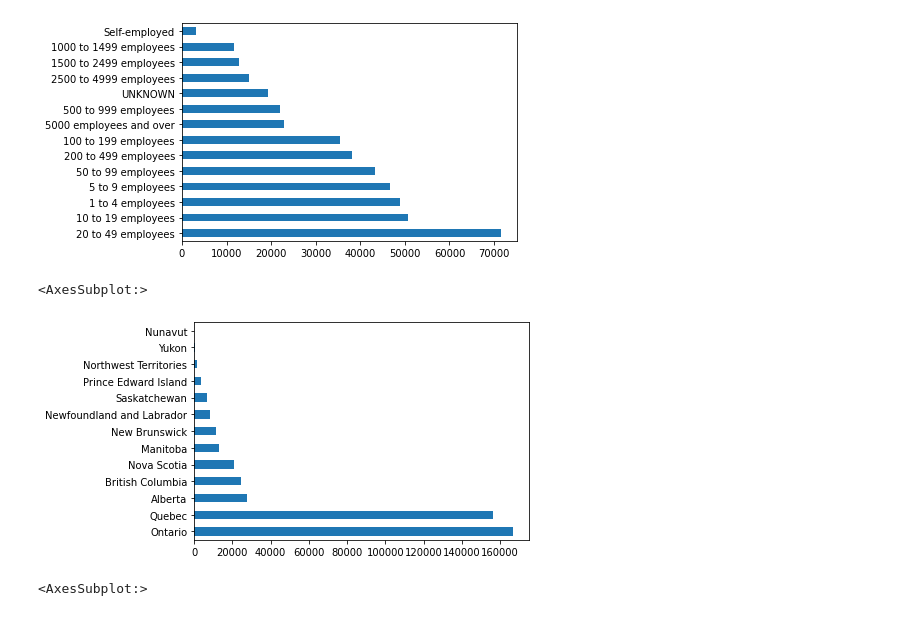
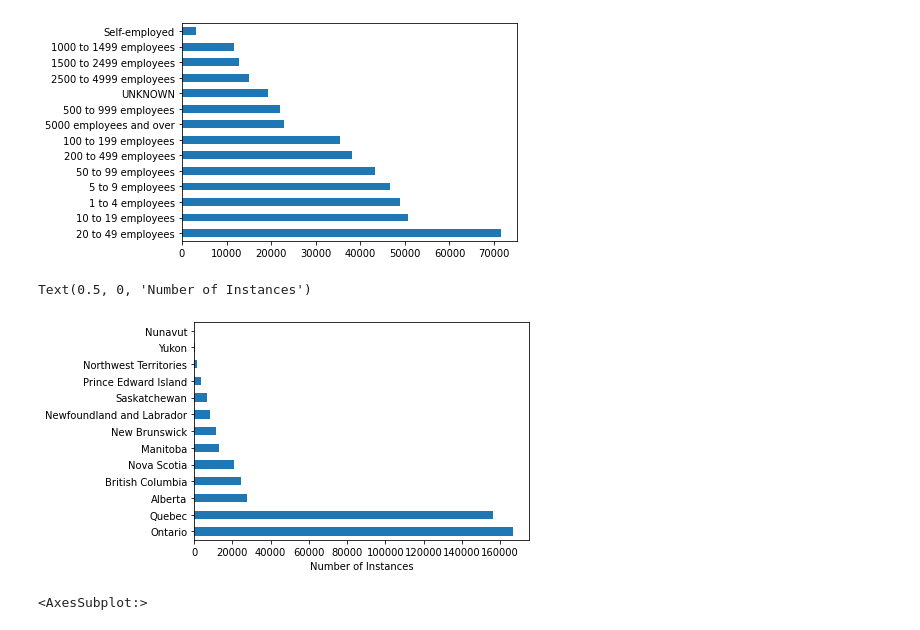
Before and after one commit to Alana11111/CIND820-Capstone-Project-Government-Supplier-Prediction-Project, a Jupyter notebook: CIND820 Capstone Project_Government Supplier Prediction Project.ipynb, the cells around one changed output. Drawn from its saved outputs; the diff is of its cells as text; code cells hidden in the pictures.

```diff
--- a/CIND820 Capstone Project_Government Supplier Prediction Project.ipynb
+++ b/CIND820 Capstone Project_Government Supplier Prediction Project.ipynb
@@ -327,9 +328,10 @@ contractHistory['organization-employee-count_en'].value_counts().plot(kind = 'ba
 [figure]
 # %%
 contractHistory['contracting-address-prov-state'].value_counts().plot(kind = 'barh')
+plt.xlabel('Number of Instances')
 # %% [output]
-<AxesSubplot:>
+Text(0.5, 0, 'Number of Instances')
-[figure, old version]
+[figure, new version]
 # %%
 contractHistory['contracting-address-country'].value_counts().plot(kind = 'bar')
 # %% [output]
```
Also changed, not shown: parts of 137 cells of this notebook, 6 other files.
